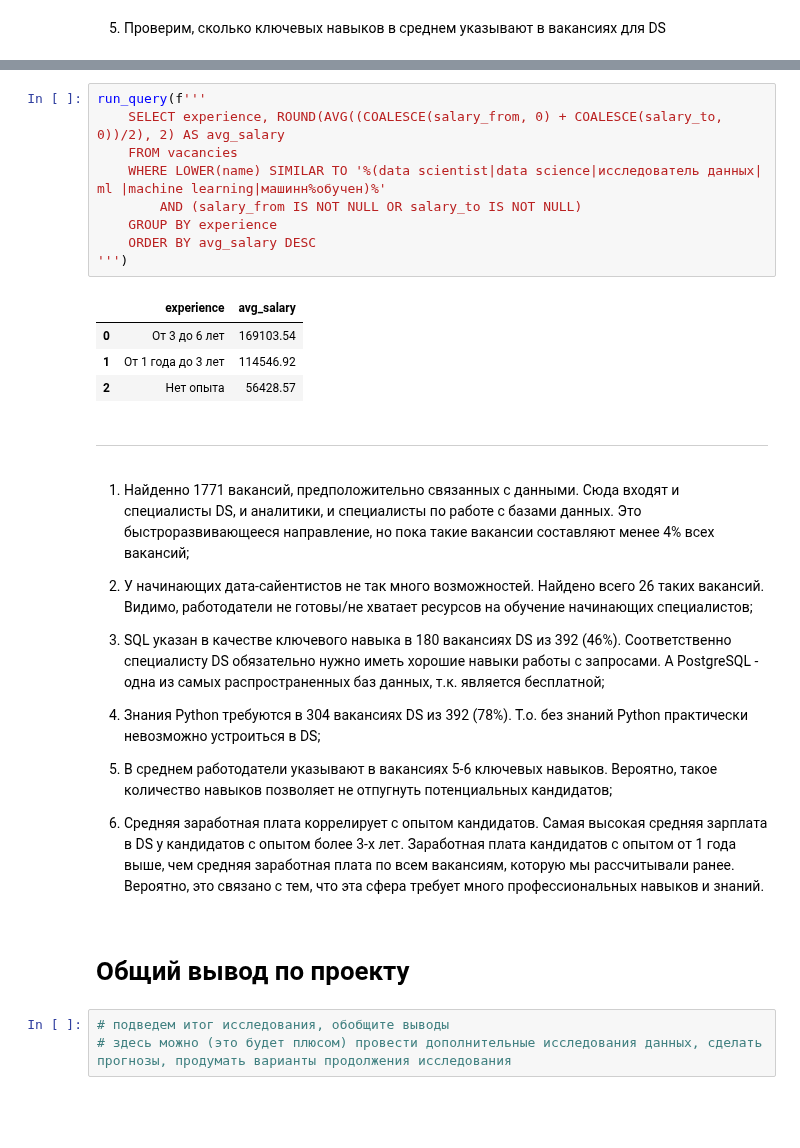
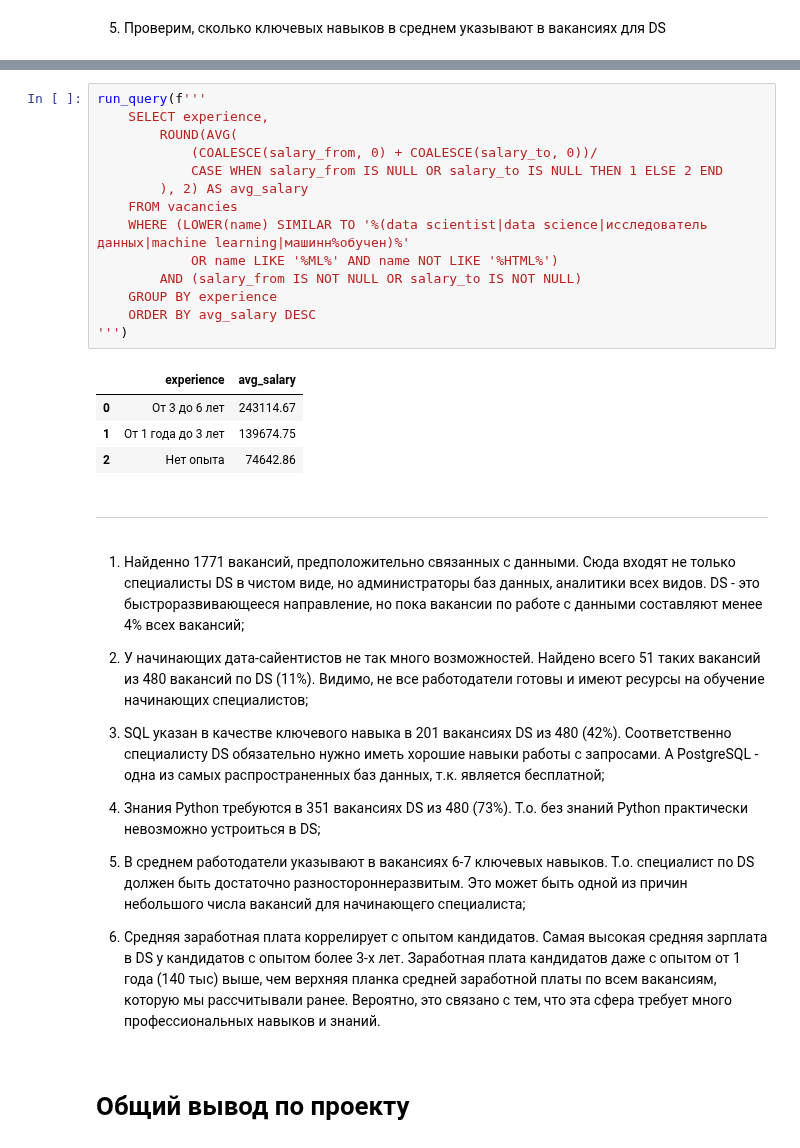
Before and after one commit to MazepaYuliya/SF_DS_3_0, a Jupyter notebook: project_2/head_hunter_vacancies.ipynb, the cells around one changed output, grey strips where cells are left out. Saved outputs shown, nothing was run; the diff lists cells and outputs as text; blank space fills up the shorter version.

```diff
--- a/project_2/head_hunter_vacancies.ipynb
+++ b/project_2/head_hunter_vacancies.ipynb
@@ -450,33 +497,35 @@ run_query(f'''
 # %%
 run_query(f'''
-    SELECT experience, ROUND(AVG((COALESCE(salary_from, 0) + COALESCE(salary_to, 0))/2), 2) AS avg_salary
+    SELECT experience,
+        ROUND(AVG(
+            (COALESCE(salary_from, 0) + COALESCE(salary_to, 0))/
+            CASE WHEN salary_from IS NULL OR salary_to IS NULL THEN 1 ELSE 2 END
+        ), 2) AS avg_salary
     FROM vacancies
-    WHERE LOWER(name) SIMILAR TO '%(data scientist|data science|исследователь данных| ml |machine learning|машинн%обучен)%'
+    WHERE (LOWER(name) SIMILAR TO '%(data scientist|data science|исследователь данных|machine learning|машинн%обучен)%'
+            OR name LIKE '%ML%' AND name NOT LIKE '%HTML%')
         AND (salary_from IS NOT NULL OR salary_to IS NOT NULL)
     GROUP BY experience
     ORDER BY avg_salary DESC
 ''')
 # %% [output]
 |  | experience | avg_salary |
-| 0 | От 3 до 6 лет | 169103.54 |
-| 1 | От 1 года до 3 лет | 114546.92 |
-| 2 | Нет опыта | 56428.57 |
+| 0 | От 3 до 6 лет | 243114.67 |
+| 1 | От 1 года до 3 лет | 139674.75 |
+| 2 | Нет опыта | 74642.86 |
 # %% [markdown]
 ***
 # %% [markdown]
-1. Найденно 1771 вакансий, предположительно связанных с данными. Сюда входят и специалисты DS, и аналитики, и специалисты по работе с базами данных. Это быстроразвивающееся направление, но пока такие вакансии составляют менее 4% всех вакансий;
+1. Найденно 1771 вакансий, предположительно связанных с данными. Сюда входят не только специалисты DS в чистом виде, но администраторы баз данных, аналитики всех видов. DS - это быстроразвивающееся направление, но пока вакансии по работе с данными составляют менее 4% всех вакансий;
 
-2. У начинающих дата-сайентистов не так много возможностей. Найдено всего 26 таких вакансий. Видимо, работодатели не готовы/не хватает ресурсов на обучение начинающих специалистов;
+2. У начинающих дата-сайентистов не так много возможностей. Найдено всего 51 таких вакансий из 480 вакансий по DS (11%). Видимо, не все работодатели готовы и имеют ресурсы на обучение начинающих специалистов;
 
-3. SQL указан в качестве ключевого навыка в 180 вакансиях DS из 392 (46%). Соответственно специалисту DS обязательно нужно иметь хорошие навыки работы с запросами. А PostgreSQL - одна из самых распространенных баз данных, т.к. является бесплатной;
+3. SQL указан в качестве ключевого навыка в 201 вакансиях DS из 480 (42%). Соответственно специалисту DS обязательно нужно иметь хорошие навыки работы с запросами. А PostgreSQL - одна из самых распространенных баз данных, т.к. является бесплатной;
 
-4. Знания Python требуются в 304 вакансиях DS из 392 (78%). Т.о. без знаний Python практически невозможно устроиться в DS;
+4. Знания Python требуются в 351 вакансиях DS из 480 (73%). Т.о. без знаний Python практически невозможно устроиться в DS;
 
-5. В среднем работодатели указывают в вакансиях 5-6 ключевых навыков. Вероятно, такое количество навыков позволяет не отпугнуть потенциальных кандидатов;
+5. В среднем работодатели указывают в вакансиях 6-7 ключевых навыков. Т.о. специалист по DS должен быть достаточно разностороннеразвитым. Это может быть одной из причин небольшого числа вакансий для начинающего специалиста;
 
-6. Средняя заработная плата коррелирует с опытом кандидатов. Самая высокая средняя зарплата в DS у кандидатов с опытом более 3-х лет. Заработная плата кандидатов с опытом от 1 года выше, чем средняя заработная плата по всем вакансиям, которую мы рассчитывали ранее. Вероятно, это связано с тем, что эта сфера требует много профессиональных навыков и знаний.
+6. Средняя заработная плата коррелирует с опытом кандидатов. Самая высокая средняя зарплата в DS у кандидатов с опытом более 3-х лет. Заработная плата кандидатов даже с опытом от 1 года (140 тыс) выше, чем верхняя планка средней заработной платы по всем вакансиям, которую мы рассчитывали ранее. Вероятно, это связано с тем, что эта сфера требует много профессиональных навыков и знаний.
 # %% [markdown]
 # Общий вывод по проекту
-# %%
-# подведем итог исследования, обобщите выводы
-# здесь можно (это будет плюсом) провести дополнительные исследования данных, сделать прогнозы, продумать варианты продолжения исследования
```
Also changed, not shown: parts of 37 cells of this notebook.
